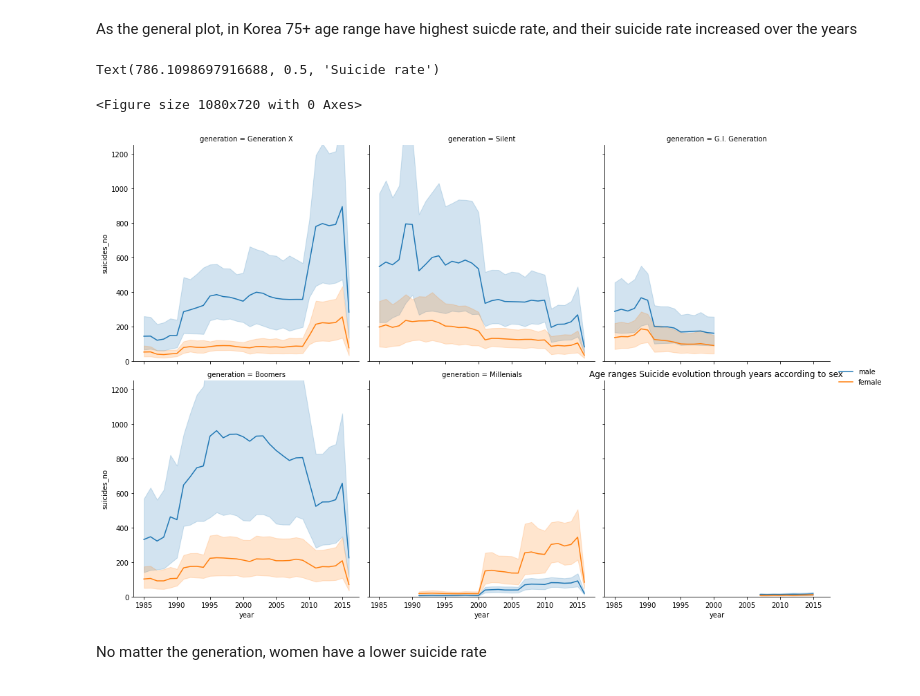
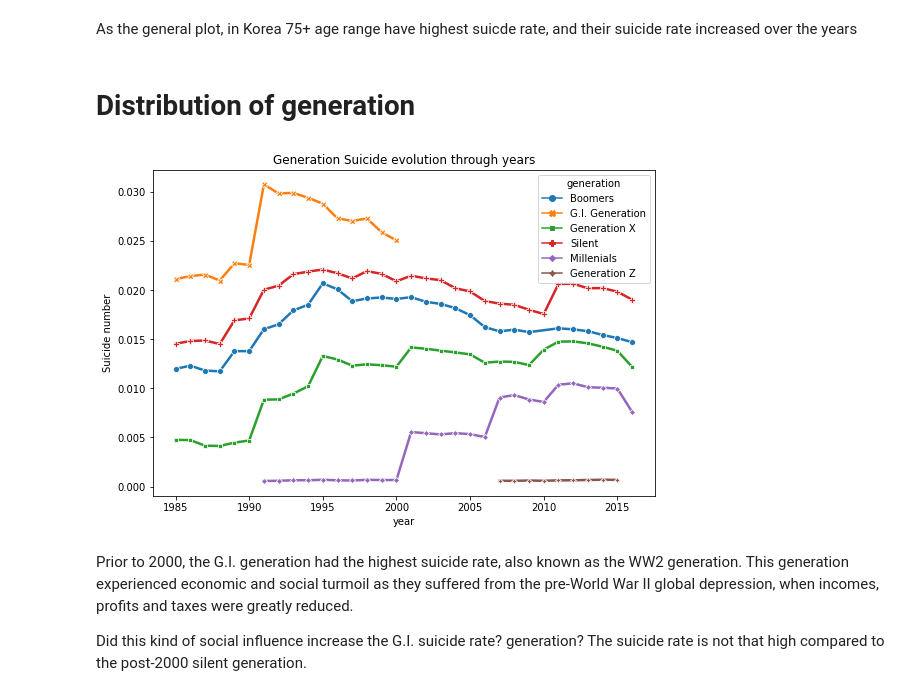
Before and after one commit to SarahKaren4/suicide_analysis, a Jupyter notebook: Part_II_slide_deck_template.ipynb, the cells around one changed output. Cells and saved outputs as stored; diff of their text form; code cells hidden in the pictures.

```diff
--- a/Part_II_slide_deck_template.ipynb
+++ b/Part_II_slide_deck_template.ipynb
@@ -102,18 +102,21 @@ plt.show()
 [figure]
 # %% [markdown]
 As the general plot, in Korea 75+ age range have highest suicde rate, and their suicide rate increased over the years
-# %%
-plt.figure(figsize = (15,10))
-g = sns.FacetGrid(df, col="generation", height=5, col_wrap=3)
-#g.map_dataframe(sns.scatterplot, x="year", y="suicides_no", hue="sex")
-g.map_dataframe(sns.lineplot , x="year", y="suicides_no", hue="sex")
-plt.ylim(0, 1250)
-g.add_legend()
-plt.title('Age ranges Suicide evolution through years according to sex ')
-plt.ylabel('Suicide rate')
-# %% [output]
-Text(786.1098697916688, 0.5, 'Suicide rate')
-<Figure size 1080x720 with 0 Axes>
-[figure, removed]
-# %% [markdown]
-No matter the generation, women have a lower suicide rate
+# %% [markdown]
+# Distribution of generation
+# %%
+df_generation = df.groupby(["year", "generation"])["suicides_no", "population"].sum()
+df_generation_reset = df_generation.copy().reset_index()
+plt.figure(figsize=(9,6))
+sns.lineplot("year", df_generation_reset.suicides_no*100/df_generation_reset.population, hue = "generation",
+            data = df_generation_reset, linewidth = 2.5, style = "generation", markers=True
+            , dashes=False)
+plt.title('Generation Suicide evolution through years')
+plt.ylabel('Suicide number')
+plt.show()
+# %% [output]
+[figure, added]
+# %% [markdown]
+Prior to 2000, the G.I. generation had the highest suicide rate, also known as the WW2 generation. This generation experienced economic and social turmoil as they suffered from the pre-World War II global depression, when incomes, profits and taxes were greatly reduced.
+
+Did this kind of social influence increase the G.I. suicide rate? generation? The suicide rate is not that high compared to the post-2000 silent generation.
```
Also changed, not shown: 1 other file.
